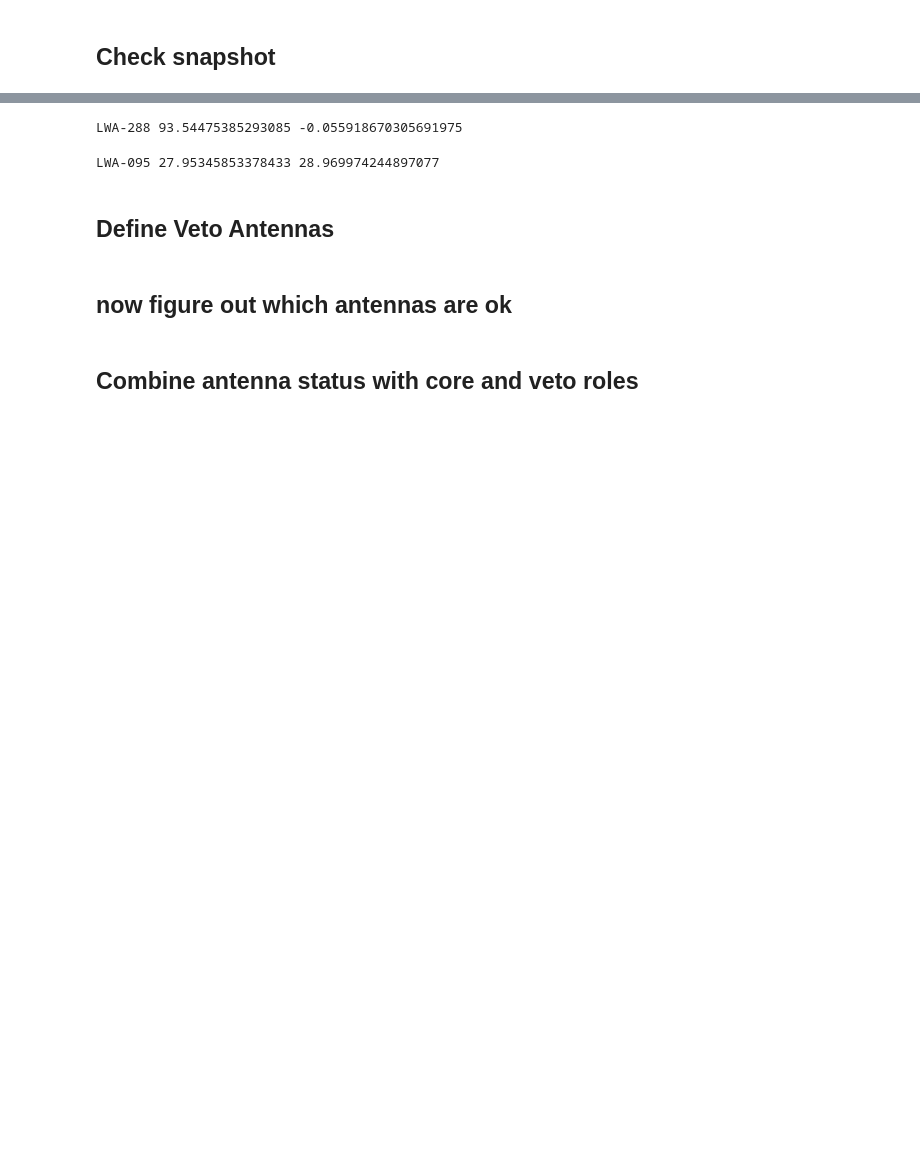
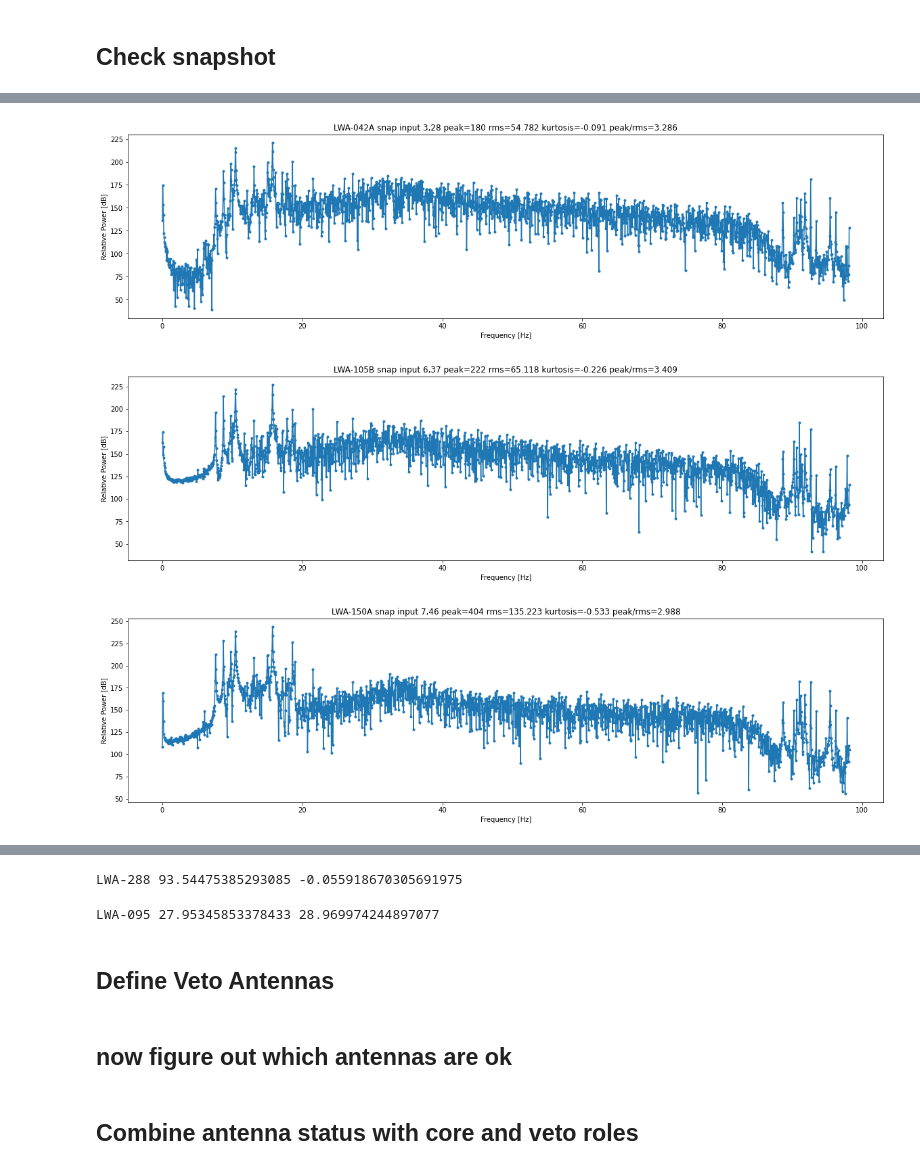
Before and after one commit to kathrynplant/lwa-cosmic-rays, a Jupyter notebook: check_antenna_status.ipynb, the cells around one changed output, grey strips where cells are left out. Saved outputs shown, nothing was run; the diff lists cells and outputs as text; code cells hidden in the pictures; blank space fills up the shorter version.

```diff
--- a/check_antenna_status.ipynb
+++ b/check_antenna_status.ipynb
@@ -129,0 +140,6 @@ plt.ylim(-10,10)
+# %%
+plot_spectra(records,['LWA-042A','LWA-105B','LWA-150A'],zoom='peak',Filter='None')
+# %% [output]
+[figure, added]
+[figure, added]
+[figure, added]
```
Also changed, not shown: parts of 5 cells of this notebook, 1 other file.
